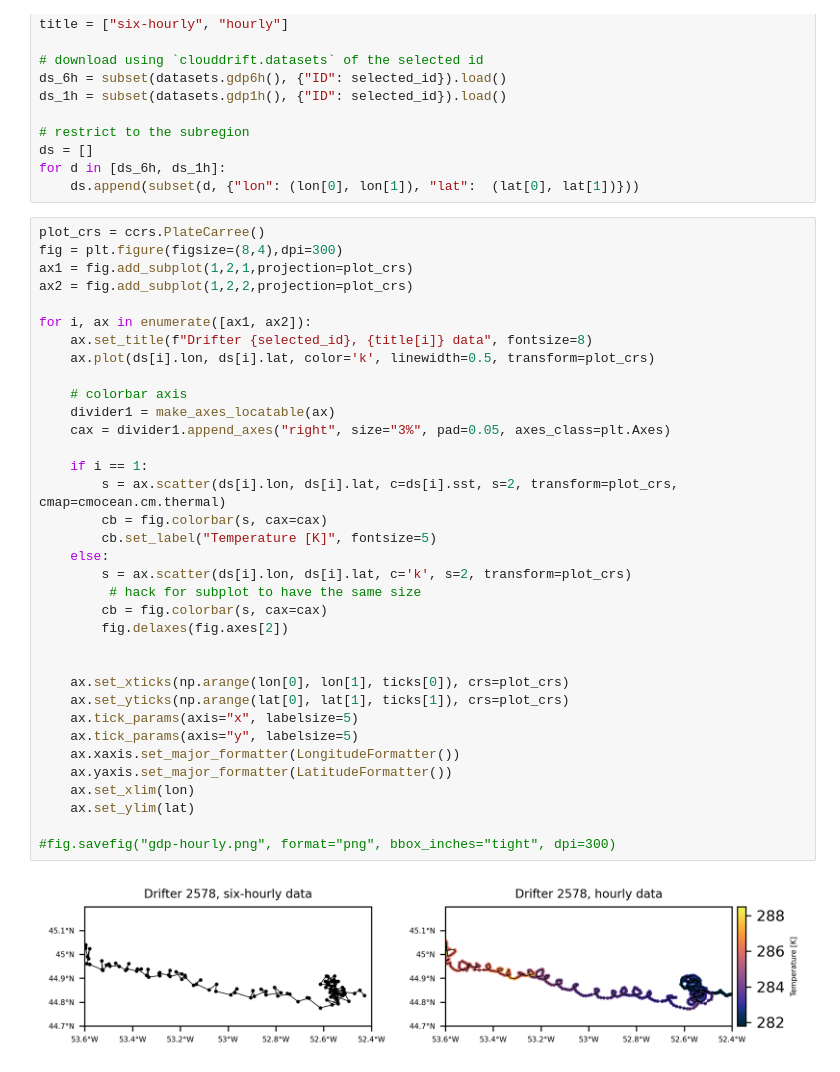
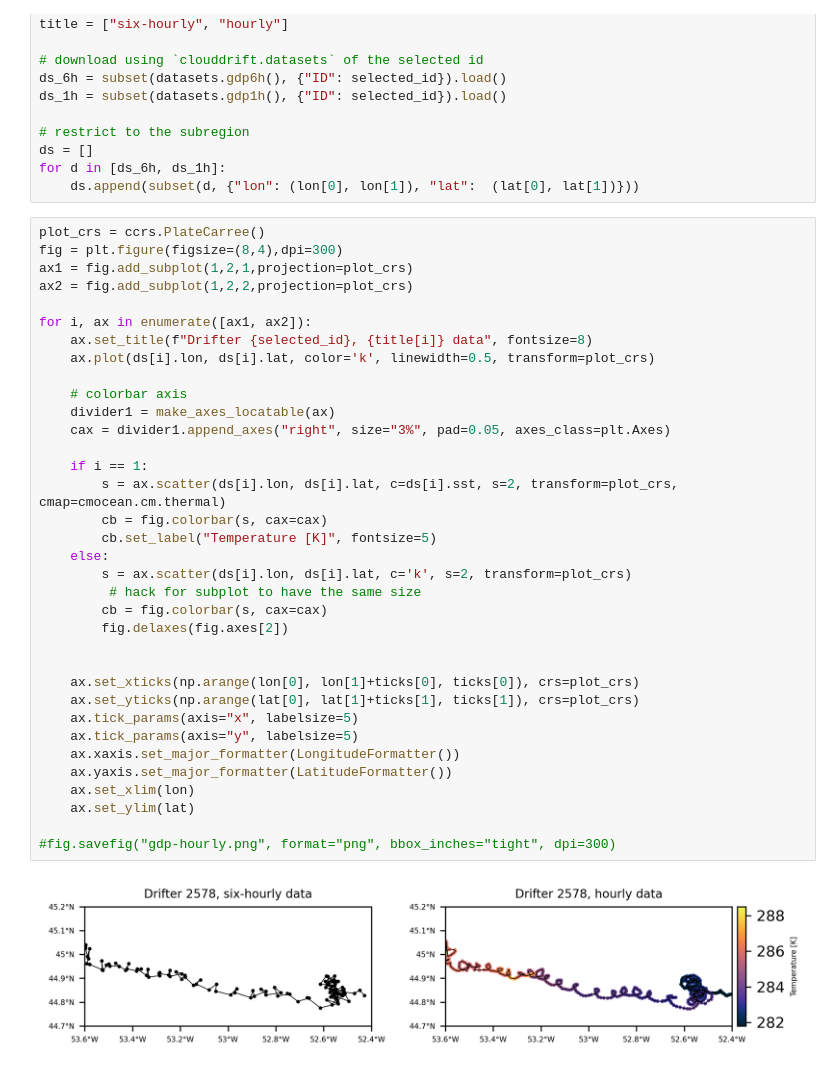
Before and after one commit to Cloud-Drift/gdp-get-started, a Jupyter notebook: gdp-drifter-traj.ipynb, the cells around one changed output. Drawn from its saved outputs; the diff is of its cells as text.

```diff
--- a/gdp-drifter-traj.ipynb
+++ b/gdp-drifter-traj.ipynb
@@ -30,33 +30,33 @@ ax1 = fig.add_subplot(1,2,1,projection=plot_crs)
 ax2 = fig.add_subplot(1,2,2,projection=plot_crs)
 
 for i, ax in enumerate([ax1, ax2]):
     ax.set_title(f"Drifter {selected_id}, {title[i]} data", fontsize=8)
     ax.plot(ds[i].lon, ds[i].lat, color='k', linewidth=0.5, transform=plot_crs)
 
     # colorbar axis
     divider1 = make_axes_locatable(ax)
     cax = divider1.append_axes("right", size="3%", pad=0.05, axes_class=plt.Axes)
 
     if i == 1:
         s = ax.scatter(ds[i].lon, ds[i].lat, c=ds[i].sst, s=2, transform=plot_crs, cmap=cmocean.cm.thermal)
         cb = fig.colorbar(s, cax=cax)
         cb.set_label("Temperature [K]", fontsize=5)
     else:
         s = ax.scatter(ds[i].lon, ds[i].lat, c='k', s=2, transform=plot_crs)
          # hack for subplot to have the same size
         cb = fig.colorbar(s, cax=cax)
         fig.delaxes(fig.axes[2])
 
 
-    ax.set_xticks(np.arange(lon[0], lon[1], ticks[0]), crs=plot_crs)
-    ax.set_yticks(np.arange(lat[0], lat[1], ticks[1]), crs=plot_crs)
+    ax.set_xticks(np.arange(lon[0], lon[1]+ticks[0], ticks[0]), crs=plot_crs)
+    ax.set_yticks(np.arange(lat[0], lat[1]+ticks[1], ticks[1]), crs=plot_crs)
     ax.tick_params(axis="x", labelsize=5)
     ax.tick_params(axis="y", labelsize=5)
     ax.xaxis.set_major_formatter(LongitudeFormatter())
     ax.yaxis.set_major_formatter(LatitudeFormatter())
     ax.set_xlim(lon)
     ax.set_ylim(lat)
 
 #fig.savefig("gdp-hourly.png", format="png", bbox_inches="tight", dpi=300)
 # %% [output]
-[figure, old version]
+[figure, new version]
```
